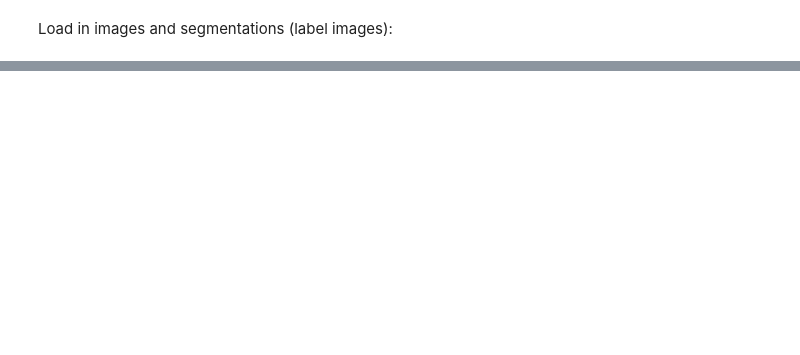
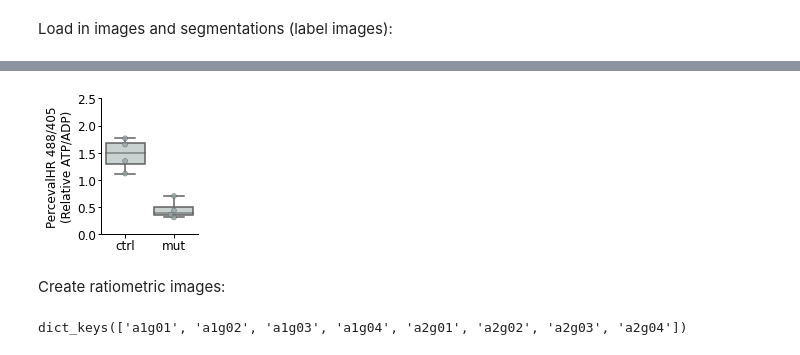
Before and after one commit to morriso1/ratioimage, a Jupyter notebook: 02_Tutorial.ipynb, the cells around one changed output, grey strips where cells are left out. Cells and saved outputs as stored; diff of their text form; code cells hidden in the pictures; blank space fills up the shorter version.

```diff
--- a/02_Tutorial.ipynb
+++ b/02_Tutorial.ipynb
@@ -36,0 +78,20 @@ ModuleNotFoundError: No module named 'py_clone_detective'
+# %%
+grouped_df = (
+    df.groupby(["genotype", "rep_id"]).agg({"ratio_mean_int": "mean"}).reset_index()
+)
+# %%
+fig, ax = plt.subplots(figsize=(1.75, 2.5))
+
+rp.tidy_create_swarm_box_plot(
+    x="genotype",
+    y="ratio_mean_int",
+    ax=ax,
+    data=grouped_df,
+    y_axis_limit=2.5,
+    y_label="PercevalHR 488/405\n(Relative ATP/ADP)",
+    palette=["#95a5a6", "#95a5a6"],
+)
+# %% [output]
+[figure, added]
+# %% [markdown]
+Create ratiometric images:
@@ -36,0 +100,4 @@ ModuleNotFoundError: No module named 'py_clone_detective'
+# %%
+ratio_imgs.keys()
+# %% [output]
+dict_keys(['a1g01', 'a1g02', 'a1g03', 'a1g04', 'a2g01', 'a2g02', 'a2g03', 'a2g04'])
```
Also changed, not shown: parts of 13 cells of this notebook, 5 other files.
